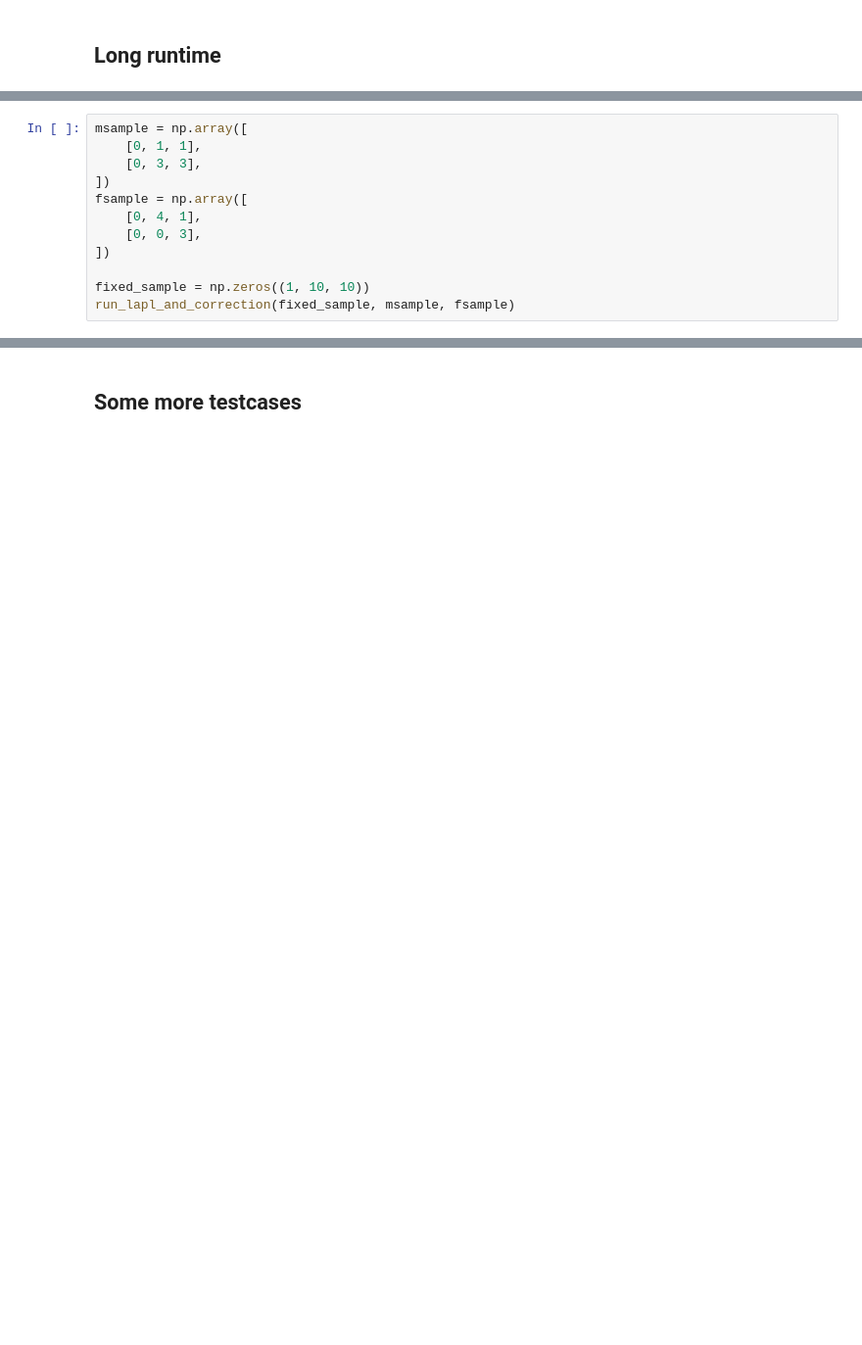
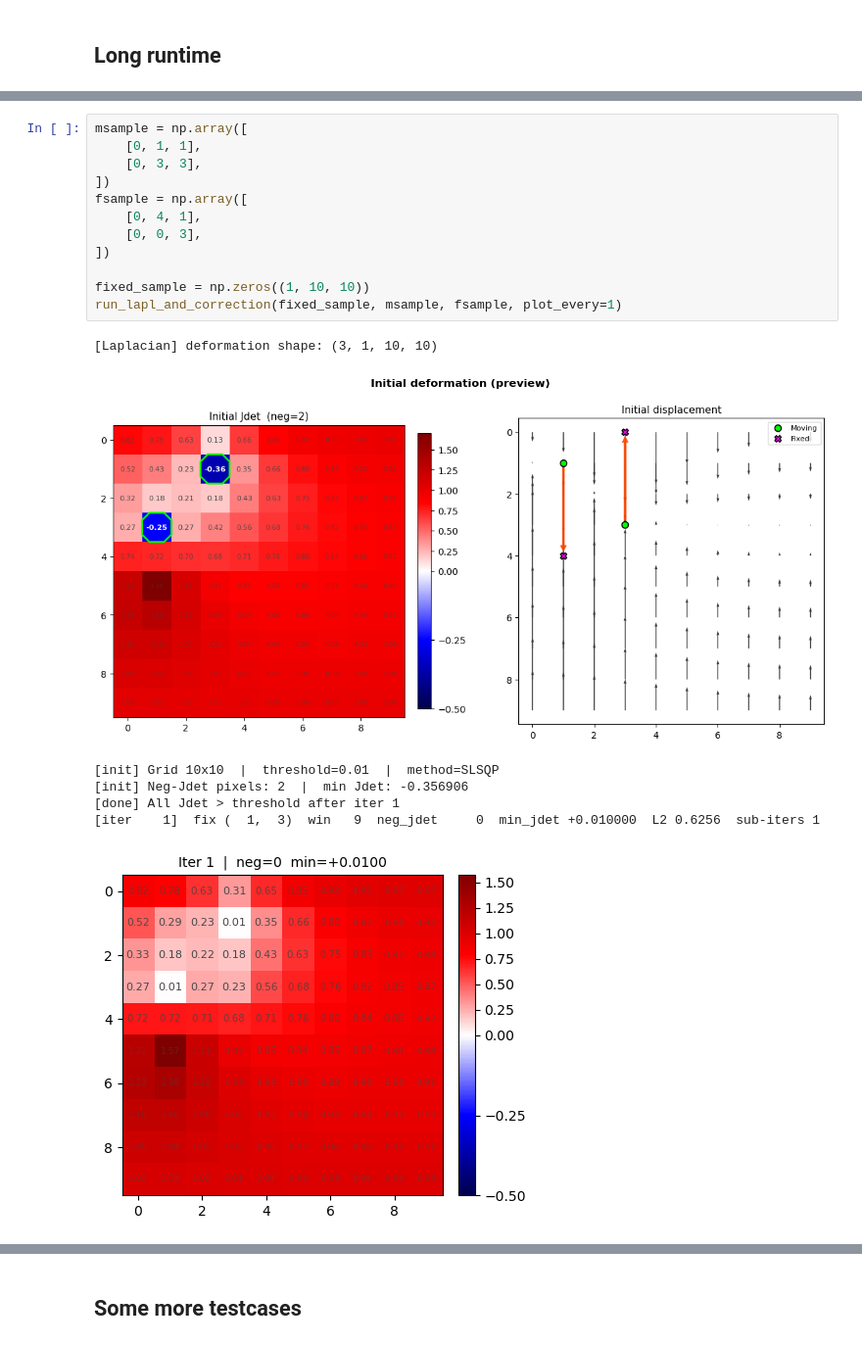
Before and after one commit to UCI-iGravi/dvfopt, a Jupyter notebook: slsqp-iterative-refactored.ipynb, the cells around one changed output, grey strips where cells are left out. Shown at 98% size. Cells and saved outputs as stored; diff of their text form; blank space fills up the shorter version.

```diff
--- a/slsqp-iterative-refactored.ipynb
+++ b/slsqp-iterative-refactored.ipynb
@@ -68,12 +129,20 @@ print(jacobian_det2D(deformation_i[1:]))
 # %%
 msample = np.array([
     [0, 1, 1],
     [0, 3, 3],
 ])
 fsample = np.array([
     [0, 4, 1],
     [0, 0, 3],
 ])
 
 fixed_sample = np.zeros((1, 10, 10))
-run_lapl_and_correction(fixed_sample, msample, fsample)
+run_lapl_and_correction(fixed_sample, msample, fsample, plot_every=1)
+# %% [output]
+[Laplacian] deformation shape: (3, 1, 10, 10)
+[figure, added]
+[init] Grid 10x10  |  threshold=0.01  |  method=SLSQP
+[init] Neg-Jdet pixels: 2  |  min Jdet: -0.356906
+[done] All Jdet > threshold after iter 1
+[iter    1]  fix (  1,  3)  win   9  neg_jdet     0  min_jdet +0.010000  L2 0.6256  sub-iters 1
+[figure, added]
```
Also changed, not shown: parts of 26 cells of this notebook, 8 other files.
